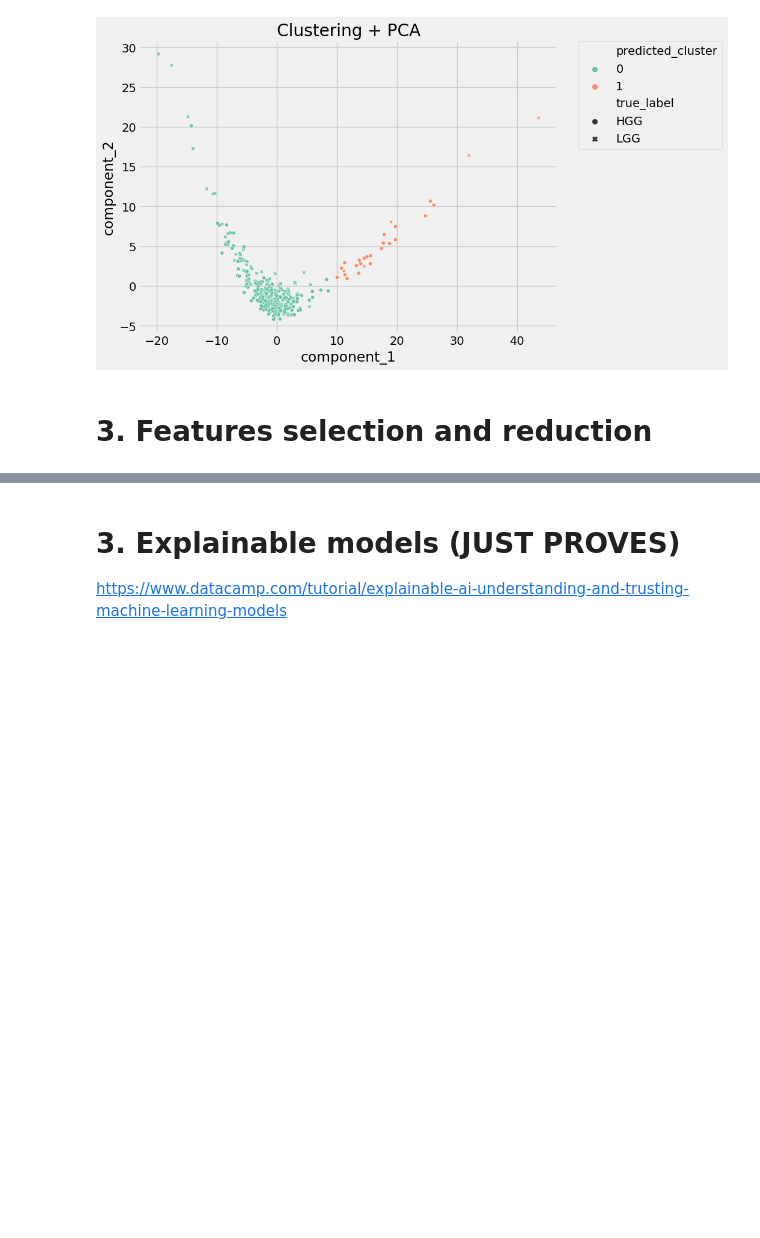
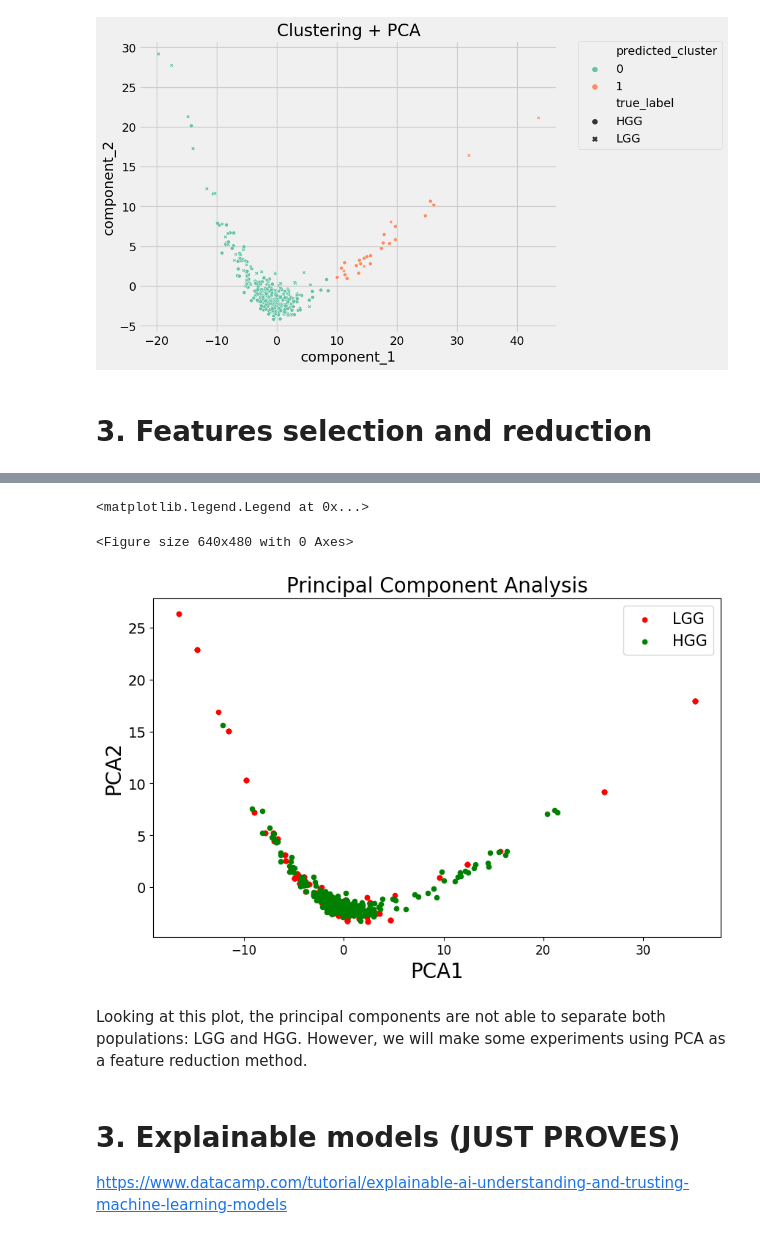
Before and after one commit to ecanlar/BDS-UPV-project, a Jupyter notebook: Implementation.ipynb, the cells around one changed output, grey strips where cells are left out. Cells and saved outputs as stored; diff of their text form; code cells hidden in the pictures; blank space fills up the shorter version.

```diff
--- a/Implementation.ipynb
+++ b/Implementation.ipynb
@@ -221,3 +268,25 @@ plt.show()
+# %%
+plt.figure()
+plt.figure(figsize=(10,6))
+plt.xticks(fontsize=12)
+plt.yticks(fontsize=14)
+plt.xlabel('PCA1',fontsize=20)
+plt.ylabel('PCA2',fontsize=20)
+plt.title("Principal Component Analysis",fontsize=20)
+targets = ['LGG', 'HGG']
+colors = ['r', 'g']
+for target, color in zip(targets,colors):
+    indicesToKeep = y_over['diagnostic'] == target
+    plt.scatter(principal_df.loc[indicesToKeep, 'PCA1']
+               , principal_df.loc[indicesToKeep, 'PCA2'], c = color, s = 20)
+
+plt.legend(targets,prop={'size': 15})
+# %% [output]
+<matplotlib.legend.Legend at 0x...>
+<Figure size 640x480 with 0 Axes>
+[figure, added]
+# %% [markdown]
+Looking at this plot, the principal components are not able to separate both populations: LGG and HGG. However, we will make some experiments using PCA as a feature reduction method.
 # %% [markdown]
 # 3. Explainable models (JUST PROVES)
 https://www.datacamp.com/tutorial/explainable-ai-understanding-and-trusting-machine-learning-models
```
Also changed, not shown: parts of 19 cells of this notebook, 1 other file.
